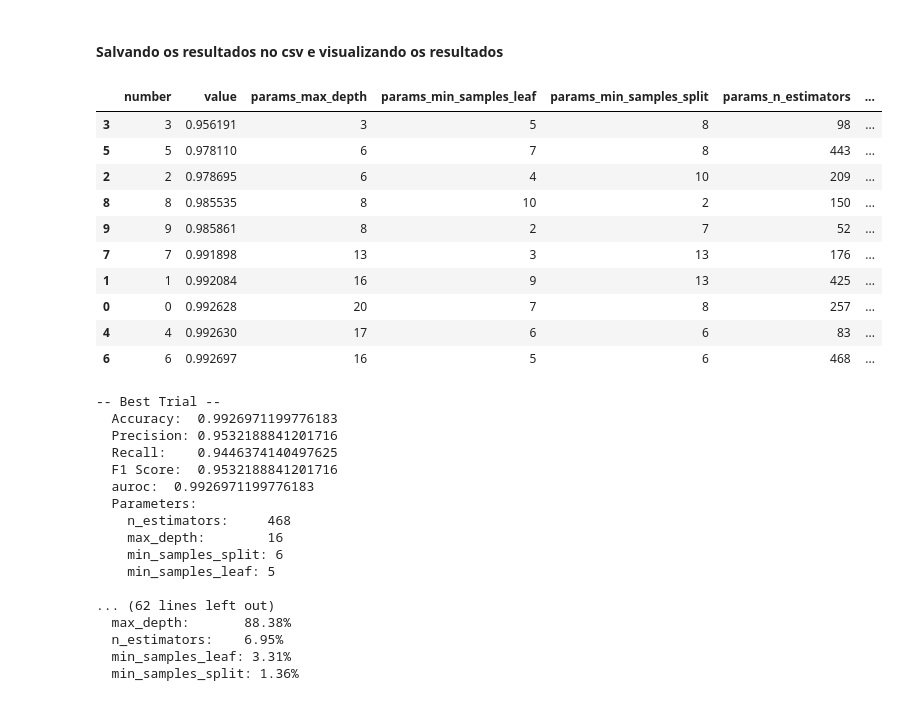
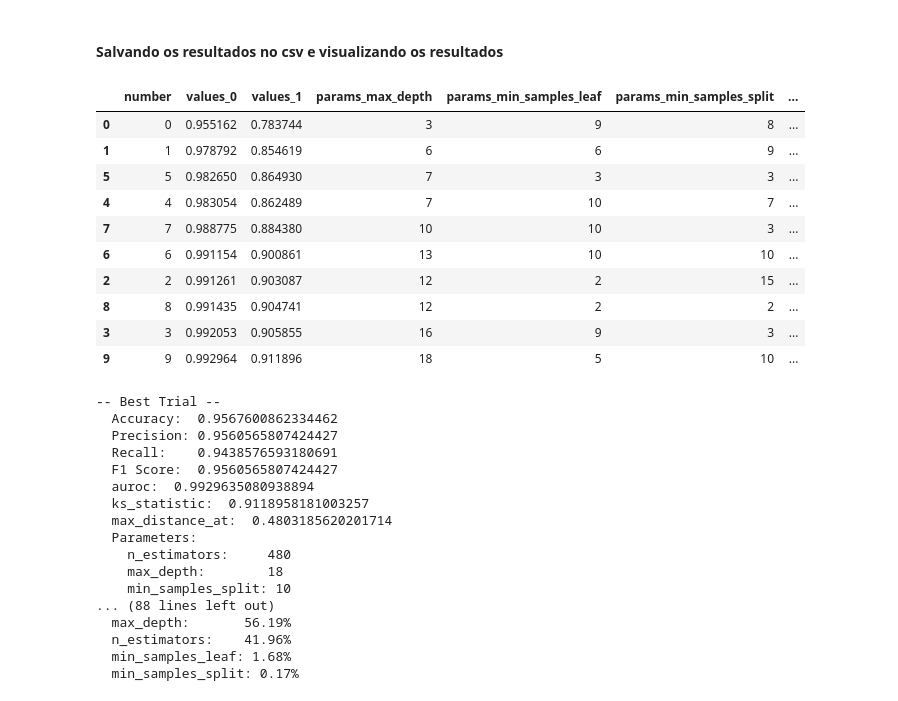
Before and after one commit to GuilhermeMaciel75/RN-Airline-Passenger-Satisfaction, a Jupyter notebook: src/random_forest.ipynb, the cells around one changed output. Saved outputs shown, nothing was run; the diff lists cells and outputs as text; code cells hidden in the pictures.

```diff
--- a/src/random_forest.ipynb
+++ b/src/random_forest.ipynb
@@ -254,4 +261,4 @@ def objective(trial):
 # %%
-study = optuna.create_study(direction='maximize')
+study = optuna.create_study(directions=['maximize', 'maximize'])
 study.optimize(objective, n_trials=10)
 # %% [output]
@@ -306,7 +313,7 @@ AUPR:             0.9752
 # %%
 df = study.trials_dataframe()
 df = df[df["state"] == "COMPLETE"].drop(["datetime_start", "datetime_complete", "duration", "state"], axis=1)
-df = df.sort_values("value")  # Sort based on accuracy
+df = df.sort_values(['values_0', 'values_1'])
 
 csv_file = "optuna_results_rf.csv"
 df_existing = pd.read_csv(csv_file) if os.path.isfile(csv_file) else None
@@ -314,27 +321,29 @@ df_existing = pd.read_csv(csv_file) if os.path.isfile(csv_file) else None
 df_existing = pd.concat([df_existing, df], ignore_index=True) if df_existing is not None else df
 df_existing.to_csv(csv_file, index=False)
 # %%
-df_existing.sort_values("user_attrs_auroc")
+df_existing
 # %% [output]
-|  | number | value | params_max_depth | params_min_samples_leaf | params_min_samples_split | params_n_estimators | ... |
-| 3 | 3 | 0.956191 | 3 | 5 | 8 | 98 | ... |
-| 5 | 5 | 0.978110 | 6 | 7 | 8 | 443 | ... |
-| 2 | 2 | 0.978695 | 6 | 4 | 10 | 209 | ... |
-| 8 | 8 | 0.985535 | 8 | 10 | 2 | 150 | ... |
-| 9 | 9 | 0.985861 | 8 | 2 | 7 | 52 | ... |
-| 7 | 7 | 0.991898 | 13 | 3 | 13 | 176 | ... |
-| 1 | 1 | 0.992084 | 16 | 9 | 13 | 425 | ... |
-| 0 | 0 | 0.992628 | 20 | 7 | 8 | 257 | ... |
-| 4 | 4 | 0.992630 | 17 | 6 | 6 | 83 | ... |
-| 6 | 6 | 0.992697 | 16 | 5 | 6 | 468 | ... |
+|  | number | values_0 | values_1 | params_max_depth | params_min_samples_leaf | params_min_samples_split | ... |
+| 0 | 0 | 0.955162 | 0.783744 | 3 | 9 | 8 | ... |
+| 1 | 1 | 0.978792 | 0.854619 | 6 | 6 | 9 | ... |
+| 5 | 5 | 0.982650 | 0.864930 | 7 | 3 | 3 | ... |
+| 4 | 4 | 0.983054 | 0.862489 | 7 | 10 | 7 | ... |
+| 7 | 7 | 0.988775 | 0.884380 | 10 | 10 | 3 | ... |
+| 6 | 6 | 0.991154 | 0.900861 | 13 | 10 | 10 | ... |
+| 2 | 2 | 0.991261 | 0.903087 | 12 | 2 | 15 | ... |
+| 8 | 8 | 0.991435 | 0.904741 | 12 | 2 | 2 | ... |
+| 3 | 3 | 0.992053 | 0.905855 | 16 | 9 | 3 | ... |
+| 9 | 9 | 0.992964 | 0.911896 | 18 | 5 | 10 | ... |
 # %%
-best_trial = study.best_trial
+best_trial = study.best_trials[0]
 print("\n-- Best Trial --")
-print(f"  Accuracy:  {best_trial.value}")
+print(f"  Accuracy:  {best_trial.user_attrs['accuracy']}")
 print(f"  Precision: {best_trial.user_attrs['precision']}")
 print(f"  Recall:    {best_trial.user_attrs['recall']}")
 print(f"  F1 Score:  {best_trial.user_attrs['f1']}")
 print(f"  auroc:  {best_trial.user_attrs['auroc']}")
+print(f"  ks_statistic:  {best_trial.user_attrs['ks_statistic']}")
+print(f"  max_distance_at:  {best_trial.user_attrs['max_distance_at']}")
 
 print("  Parameters: ")
 for key, val in best_trial.params.items():
@@ -344,26 +353,26 @@ for key, val in best_trial.params.items():
 print(f"\n-- Overall Results (Ordered by auroc) --")
 print(df)
 
-most_important_parameters = optuna.importance.get_param_importances(study, target=None)
+most_important_parameters = optuna.importance.get_param_importances(study, target=lambda t: t.values[0])
 
 print("\n-- Most Important Hyperparameters --")
 for key, val in most_important_parameters.items():
     print(f"  {key}: {(15 - len(key)) * ' '}{(100 * val):.2f}%")
 # %% [output]
 -- Best Trial --
-  Accuracy:  0.9926971199776183
-  Precision: 0.9532188841201716
-  Recall:    0.9446374140497625
-  F1 Score:  0.9532188841201716
-  auroc:  0.9926971199776183
+  Accuracy:  0.9567600862334462
+  Precision: 0.9560565807424427
+  Recall:    0.9438576593180691
+  F1 Score:  0.9560565807424427
+  auroc:  0.9929635080938894
+  ks_statistic:  0.9118958181003257
+  max_distance_at:  0.4803185620201714
   Parameters:
-    n_estimators:     468
-    max_depth:        16
-    min_samples_split: 6
-    min_samples_leaf: 5
-
-... (62 lines left out)
-  max_depth:       88.38%
-  n_estimators:    6.95%
-  min_samples_leaf: 3.31%
-  min_samples_split: 1.36%
+    n_estimators:     480
+    max_depth:        18
+    min_samples_split: 10
+... (88 lines left out)
+  max_depth:       56.19%
+  n_estimators:    41.96%
+  min_samples_leaf: 1.68%
+  min_samples_split: 0.17%
```
Also changed, not shown: parts of 6 cells of this notebook, 2 other files.
